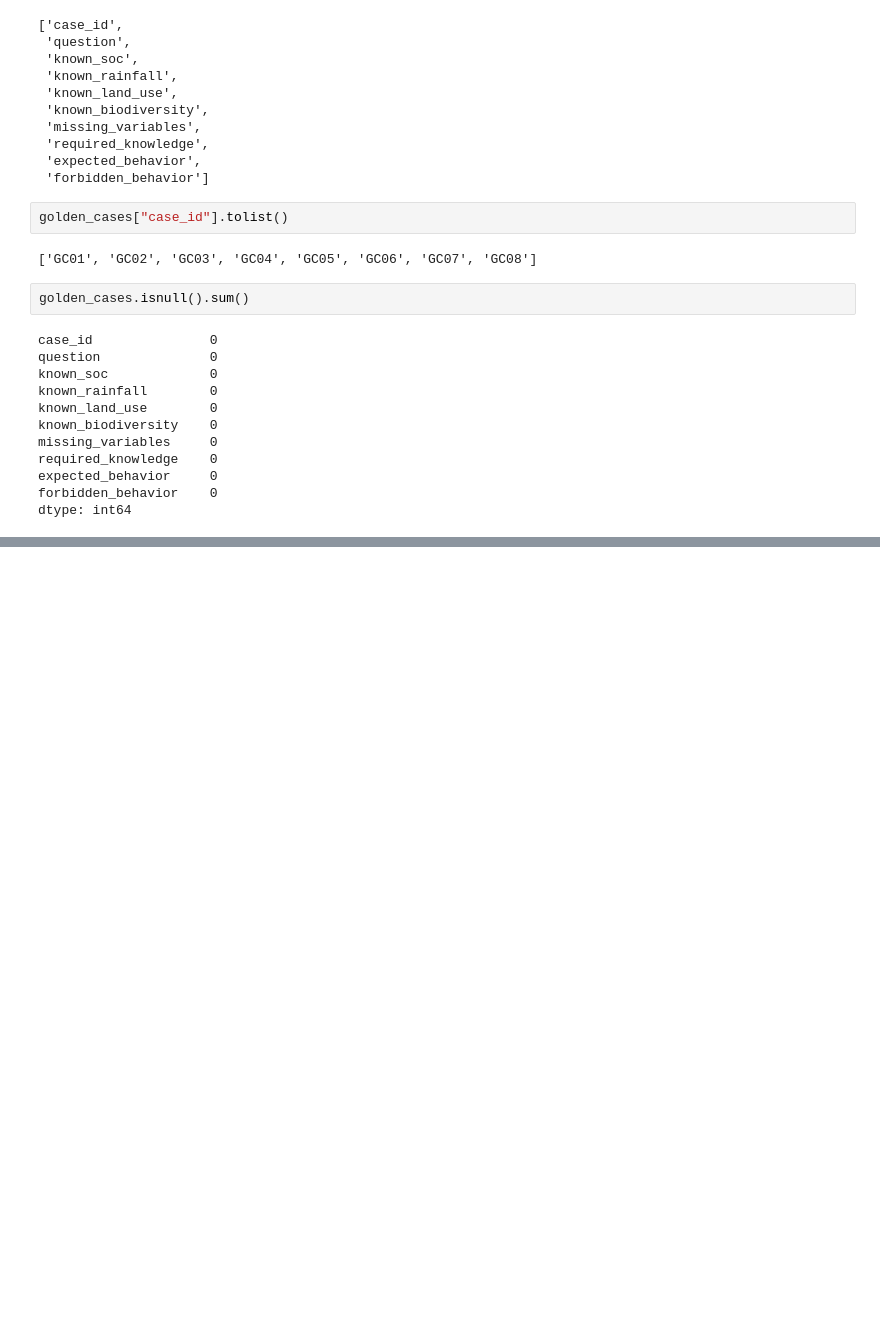
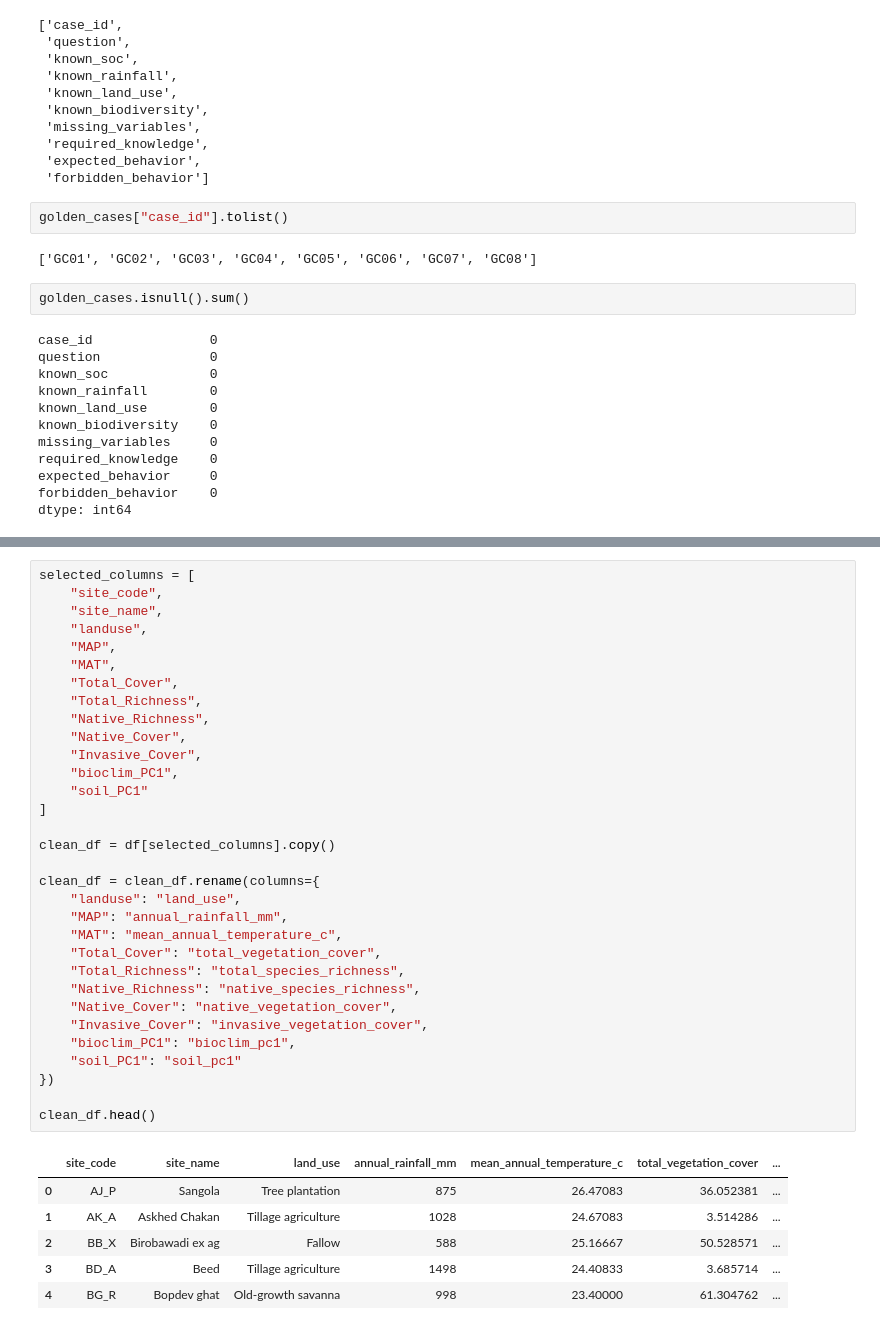
Before and after one commit to Arp518/biodiversity-intelligence-ai, a Jupyter notebook: notebooks/01_data_exploration.ipynb, the cells around one changed output, grey strips where cells are left out. Drawn from its saved outputs; the diff is of its cells as text; blank space fills up the shorter version.

```diff
--- a/notebooks/01_data_exploration.ipynb
+++ b/notebooks/01_data_exploration.ipynb
@@ -65,0 +262,39 @@ dtype: int64
+# %%
+selected_columns = [
+    "site_code",
+    "site_name",
+    "landuse",
+    "MAP",
+    "MAT",
+    "Total_Cover",
+    "Total_Richness",
+    "Native_Richness",
+    "Native_Cover",
+    "Invasive_Cover",
+    "bioclim_PC1",
+    "soil_PC1"
+]
+
+clean_df = df[selected_columns].copy()
+
+clean_df = clean_df.rename(columns={
+    "landuse": "land_use",
+    "MAP": "annual_rainfall_mm",
+    "MAT": "mean_annual_temperature_c",
+    "Total_Cover": "total_vegetation_cover",
+    "Total_Richness": "total_species_richness",
+    "Native_Richness": "native_species_richness",
+    "Native_Cover": "native_vegetation_cover",
+    "Invasive_Cover": "invasive_vegetation_cover",
+    "bioclim_PC1": "bioclim_pc1",
+    "soil_PC1": "soil_pc1"
+})
+
+clean_df.head()
+# %% [output]
+|  | site_code | site_name | land_use | annual_rainfall_mm | mean_annual_temperature_c | total_vegetation_cover | ... |
+| 0 | AJ_P | Sangola | Tree plantation | 875 | 26.47083 | 36.052381 | ... |
+| 1 | AK_A | Askhed Chakan | Tillage agriculture | 1028 | 24.67083 | 3.514286 | ... |
+| 2 | BB_X | Birobawadi ex ag | Fallow | 588 | 25.16667 | 50.528571 | ... |
+| 3 | BD_A | Beed | Tillage agriculture | 1498 | 24.40833 | 3.685714 | ... |
+| 4 | BG_R | Bopdev ghat | Old-growth savanna | 998 | 23.40000 | 61.304762 | ... |
```
Also changed, not shown: parts of 40 cells of this notebook, 12 other files.
